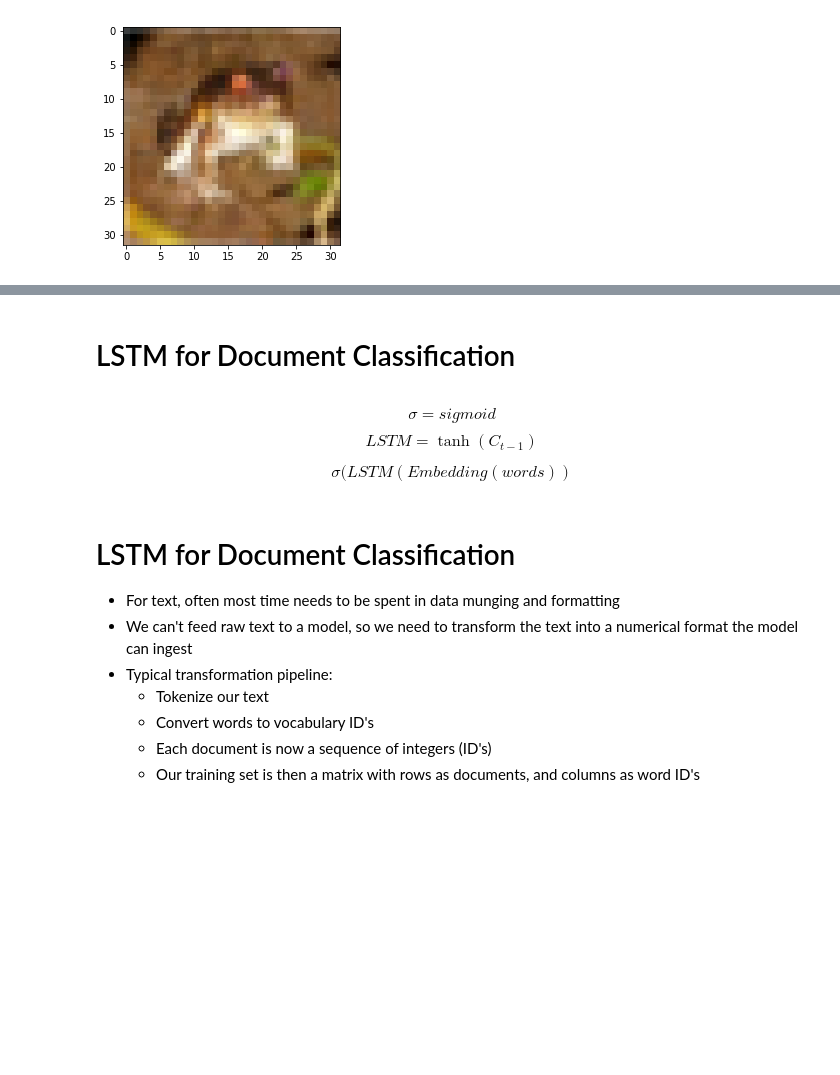
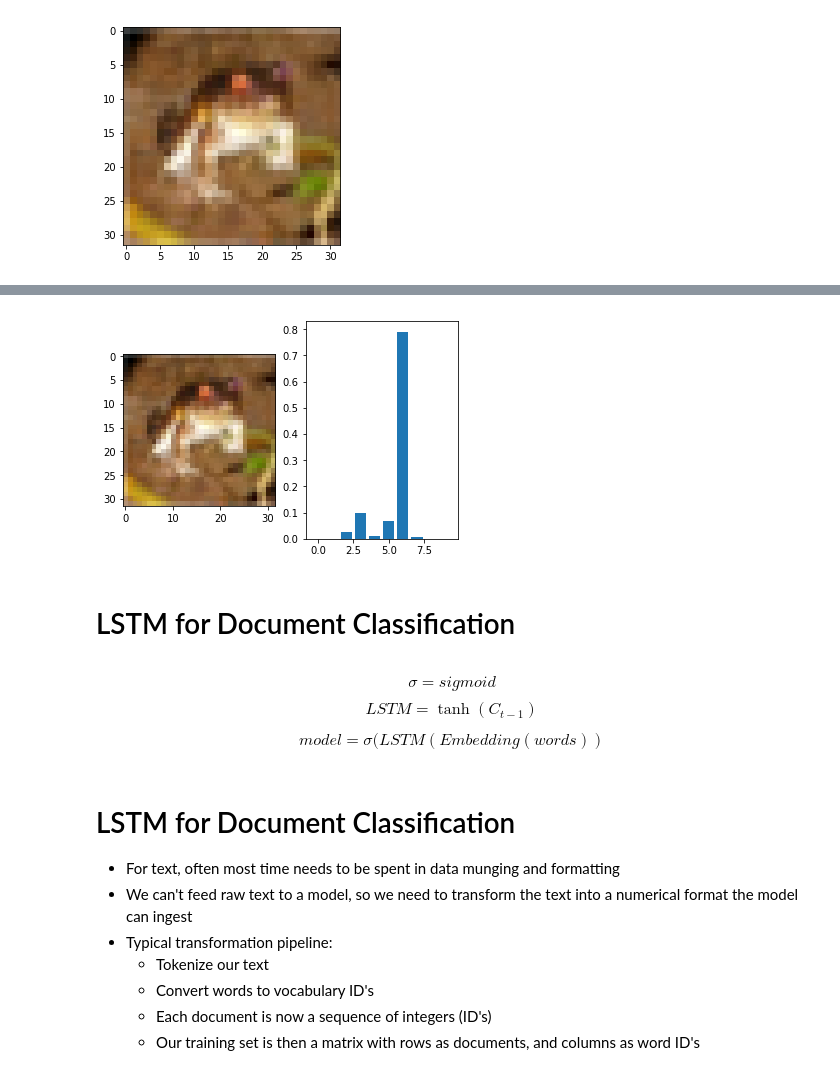
Before and after one commit to DanielSnipes/learning_DL_through_examples, a Jupyter notebook: presentation/code_first_math_later_presentation.ipynb, the cells around one changed output, grey strips where cells are left out. Saved outputs shown, nothing was run; the diff lists cells and outputs as text; code cells hidden in the pictures; blank space fills up the shorter version.

```diff
--- a/presentation/code_first_math_later_presentation.ipynb
+++ b/presentation/code_first_math_later_presentation.ipynb
@@ -220,8 +230,10 @@ Using TensorFlow backend.
 # %%
 # Input tensor is just a collection of 3D tensors
 # Each is an image with 3 color channels
+X_train = np.array([img / 255. for img in X_train])
 first_img = X_train[0, :, :, :]
 print first_img.shape
+# A frog I think?
 plt.imshow(first_img)
 # %% [output]
 (32, 32, 3)
@@ -230,8 +246,6 @@ plt.imshow(first_img)
 # %%
 model = Sequential()
-
-model.add(Conv2D(32, (3, 3), padding='same',
-                 input_shape=x_train.shape[1:]))
+model.add(Conv2D(32, (3, 3), padding='same', input_shape=X_train.shape[1:]))
 model.add(Activation('relu'))
 model.add(Conv2D(32, (3, 3)))
 model.add(Activation('relu'))
@@ -249,5 +263,9 @@ model.add(Flatten())
 model.add(Dense(512))
 model.add(Activation('relu'))
 model.add(Dropout(0.5))
-model.add(Dense(num_classes))
+model.add(Dense(y_train.shape[1]))
 model.add(Activation('softmax'))
+model.compile(loss="categorical_crossentropy", optimizer="rmsprop", metrics=['accuracy'])
+# %%
+model.fit(X_train, y_train, epochs=5, batch_size=64)
+model.save('scratch_cnn.h5')
@@ -254,3 +283,19 @@ model.add(Activation('softmax'))
+# %%
+def visualize_predictions(model, img):
+    prediction_img = np.expand_dims(img, axis=0)
+    classes = range(10)
+    probabilities = model.predict(prediction_img)[0]
+    prediction_dict = dict(zip(classes, probabilities))
+    plt.figure()
+    plt.subplot(121)
+    plt.imshow(img)
+    plt.subplot(122)
+    plt.bar(classes, probabilities, align="center")
+    plt.show()
+# %%
+visualize_predictions(model=model, img=first_img)
+# %% [output]
+[figure, added]
 # %% [markdown]
 # LSTM for Document Classification
 # %%
@@ -267,7 +312,7 @@ model.add(Activation('sigmoid'))
 $$\sigma = sigmoid$$
 $$LSTM = \tanh(C_{t-1})$$
 
-$$\sigma(LSTM(Embedding(words))$$
+$$model = \sigma(LSTM(Embedding(words))$$
 # %% [markdown]
 # LSTM for Document Classification
 * For text, often most time needs to be spent in data munging and formatting
```
Also changed, not shown: parts of 17 cells of this notebook, 1 other file.
